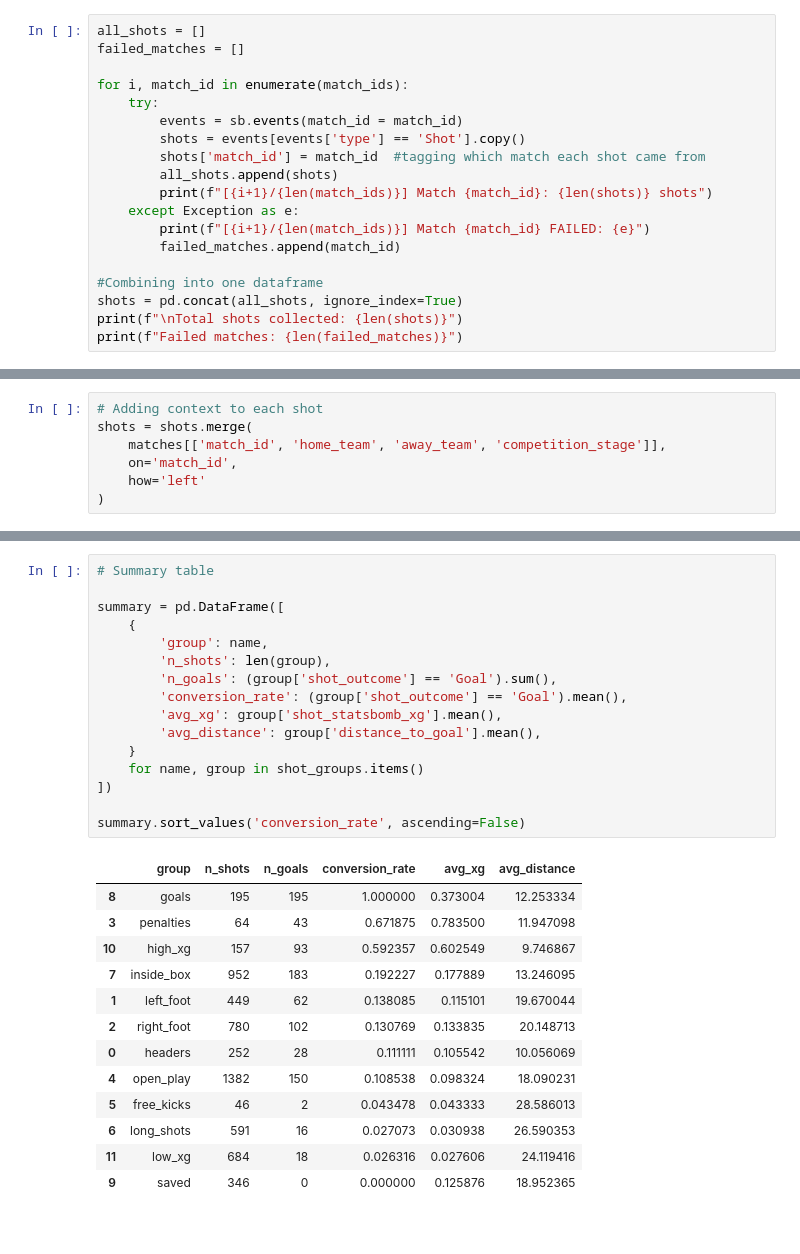
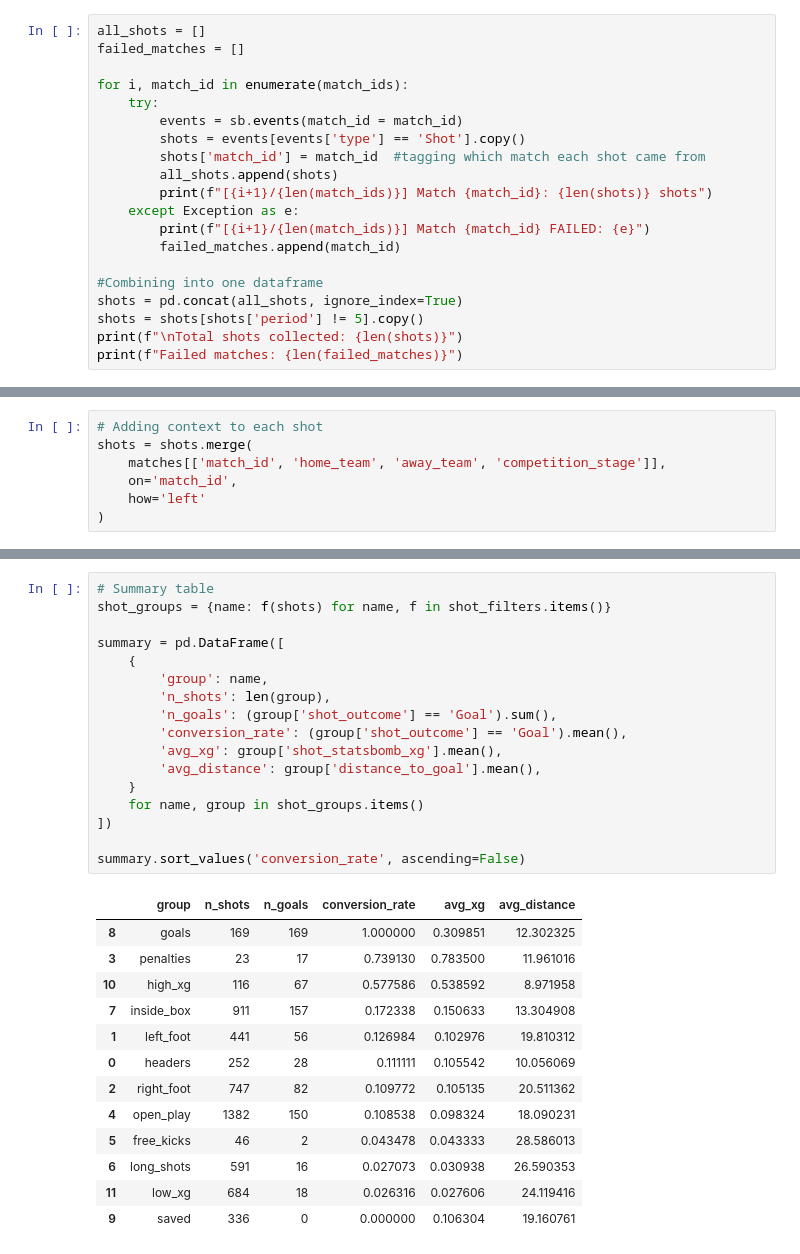
Before and after one commit to chidianagu/xg-model, a Jupyter notebook: notebooks/01_data_exploration.ipynb, the cells around one changed output, grey strips where cells are left out. Saved outputs shown, nothing was run; the diff lists cells and outputs as text.

Commit message:
Excluded penalty shootouts from shot dataset

```diff
--- a/notebooks/01_data_exploration.ipynb
+++ b/notebooks/01_data_exploration.ipynb
@@ -422,6 +422,7 @@ for i, match_id in enumerate(match_ids):
 
 #Combining into one dataframe
 shots = pd.concat(all_shots, ignore_index=True)
+shots = shots[shots['period'] != 5].copy()
 print(f"\nTotal shots collected: {len(shots)}")
 print(f"Failed matches: {len(failed_matches)}")
 # %% [output]
@@ -473,34 +474,35 @@ high_xg       157 shots
 low_xg        684 shots
 # %%
 # Summary table
+shot_groups = {name: f(shots) for name, f in shot_filters.items()}
 
 summary = pd.DataFrame([
     {
         'group': name,
         'n_shots': len(group),
         'n_goals': (group['shot_outcome'] == 'Goal').sum(),
         'conversion_rate': (group['shot_outcome'] == 'Goal').mean(),
         'avg_xg': group['shot_statsbomb_xg'].mean(),
         'avg_distance': group['distance_to_goal'].mean(),
     }
     for name, group in shot_groups.items()
 ])
 
 summary.sort_values('conversion_rate', ascending=False)
 # %% [output]
 |  | group | n_shots | n_goals | conversion_rate | avg_xg | avg_distance |
-| 8 | goals | 195 | 195 | 1.000000 | 0.373004 | 12.253334 |
-| 3 | penalties | 64 | 43 | 0.671875 | 0.783500 | 11.947098 |
-| 10 | high_xg | 157 | 93 | 0.592357 | 0.602549 | 9.746867 |
-| 7 | inside_box | 952 | 183 | 0.192227 | 0.177889 | 13.246095 |
-| 1 | left_foot | 449 | 62 | 0.138085 | 0.115101 | 19.670044 |
-| 2 | right_foot | 780 | 102 | 0.130769 | 0.133835 | 20.148713 |
+| 8 | goals | 169 | 169 | 1.000000 | 0.309851 | 12.302325 |
+| 3 | penalties | 23 | 17 | 0.739130 | 0.783500 | 11.961016 |
+| 10 | high_xg | 116 | 67 | 0.577586 | 0.538592 | 8.971958 |
+| 7 | inside_box | 911 | 157 | 0.172338 | 0.150633 | 13.304908 |
+| 1 | left_foot | 441 | 56 | 0.126984 | 0.102976 | 19.810312 |
 | 0 | headers | 252 | 28 | 0.111111 | 0.105542 | 10.056069 |
+| 2 | right_foot | 747 | 82 | 0.109772 | 0.105135 | 20.511362 |
 | 4 | open_play | 1382 | 150 | 0.108538 | 0.098324 | 18.090231 |
 | 5 | free_kicks | 46 | 2 | 0.043478 | 0.043333 | 28.586013 |
 | 6 | long_shots | 591 | 16 | 0.027073 | 0.030938 | 26.590353 |
 | 11 | low_xg | 684 | 18 | 0.026316 | 0.027606 | 24.119416 |
-| 9 | saved | 346 | 0 | 0.000000 | 0.125876 | 18.952365 |
+| 9 | saved | 336 | 0 | 0.000000 | 0.106304 | 19.160761 |
 # %%
 # Sanity check
 print(f"Overall shots: {len(shots)}")
```
Also changed, not shown: parts of 3 cells of this notebook.
